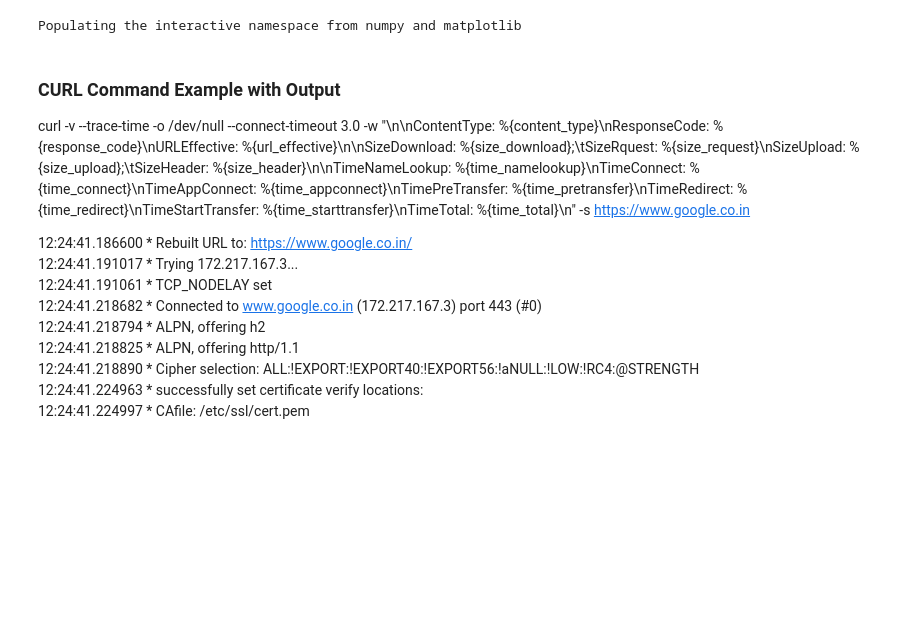
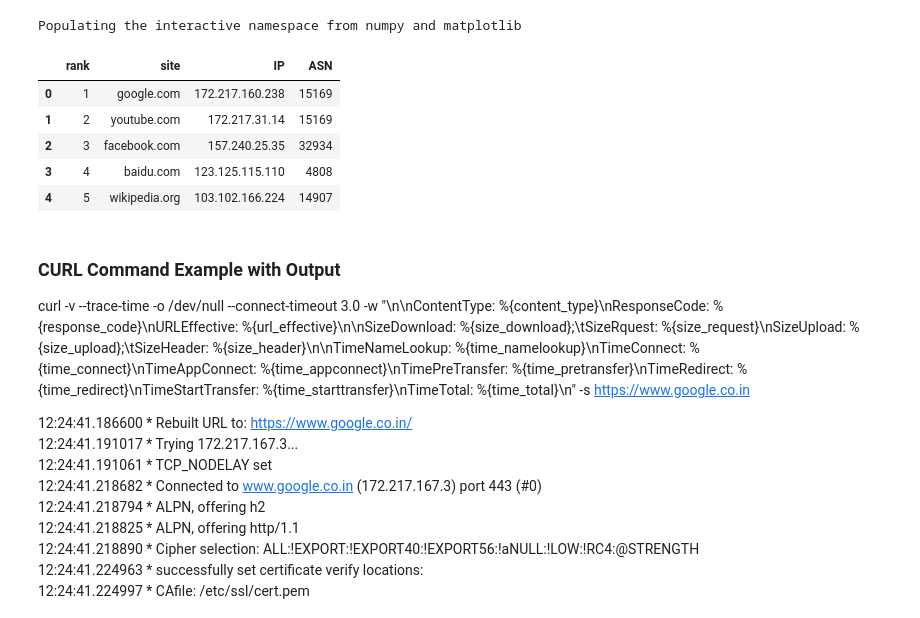
Before and after one commit to shahifaqeer/cdn-analysis, a Jupyter notebook: PageDownloadTimingAnalysis.ipynb, the cells around one changed output. Saved outputs shown, nothing was run; the diff lists cells and outputs as text; code cells hidden in the pictures; blank space fills up the shorter version.

```diff
--- a/PageDownloadTimingAnalysis.ipynb
+++ b/PageDownloadTimingAnalysis.ipynb
@@ -16,6 +16,18 @@ import os, sys, re
 from collections import defaultdict
 # %% [output]
 Populating the interactive namespace from numpy and matplotlib
+# %%
+#df_sites = pd.read_csv('data/top-1m-new.csv', nrows=500, header = None, names = ['rank', 'site'])
+df_sites = pd.read_pickle('output/df_sites.pkl')
+
+df_sites.head()
+# %% [output]
+|  | rank | site | IP | ASN |
+| 0 | 1 | google.com | 172.217.160.238 | 15169 |
+| 1 | 2 | youtube.com | 172.217.31.14 | 15169 |
+| 2 | 3 | facebook.com | 157.240.25.35 | 32934 |
+| 3 | 4 | baidu.com | 123.125.115.110 | 4808 |
+| 4 | 5 | wikipedia.org | 103.102.166.224 | 14907 |
 # %% [markdown]
 ### CURL Command Example with Output
 curl -v --trace-time -o /dev/null --connect-timeout 3.0 -w "\n\nContentType: %{content_type}\nResponseCode: %{response_code}\nURLEffective: %{url_effective}\n\nSizeDownload: %{size_download};\tSizeRquest: %{size_request}\nSizeUpload: %{size_upload};\tSizeHeader: %{size_header}\n\nTimeNameLookup: %{time_namelookup}\nTimeConnect: %{time_connect}\nTimeAppConnect: %{time_appconnect}\nTimePreTransfer: %{time_pretransfer}\nTimeRedirect: %{time_redirect}\nTimeStartTransfer: %{time_starttransfer}\nTimeTotal: %{time_total}\n" -s https://www.google.co.in
```
Also changed, not shown: parts of 13 cells of this notebook.
